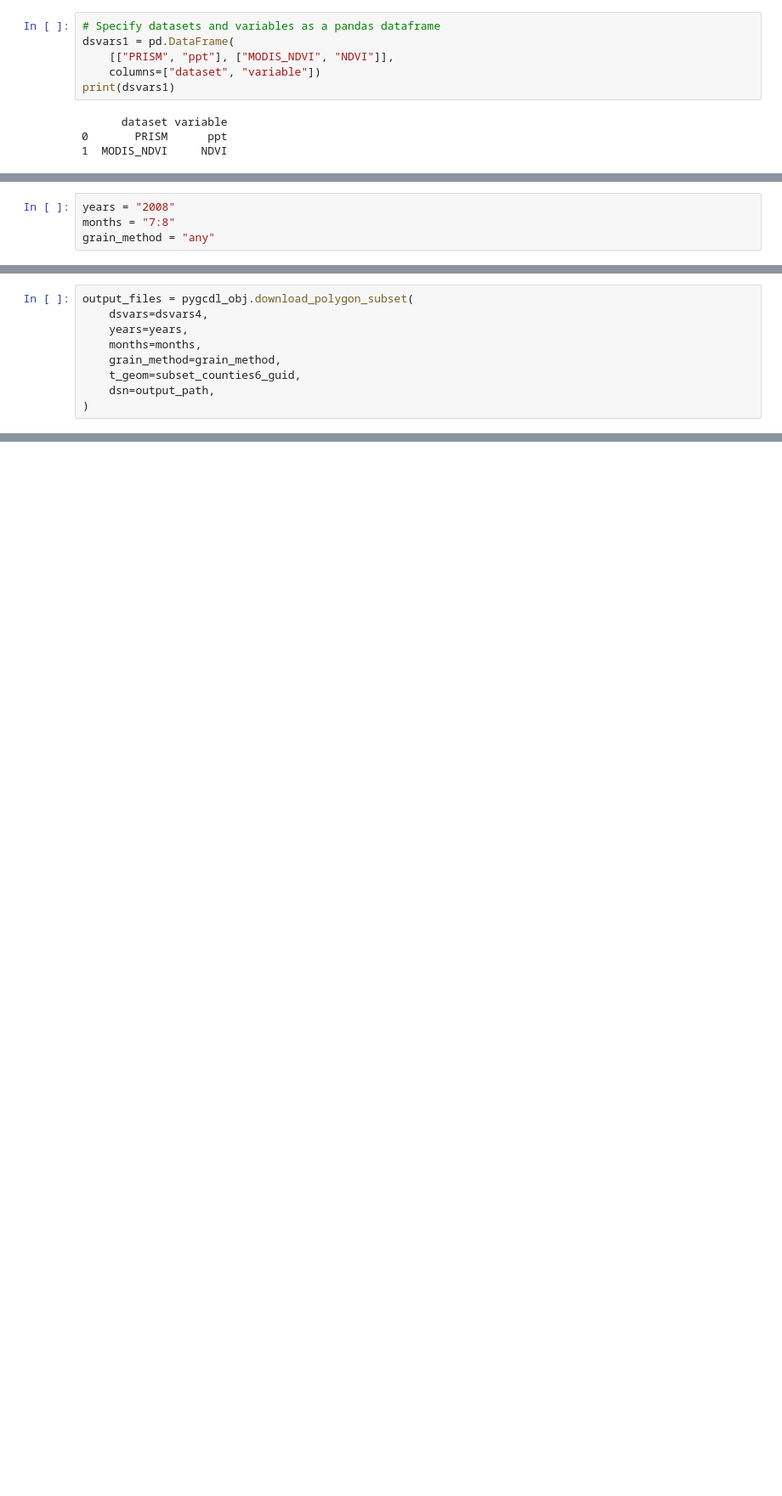
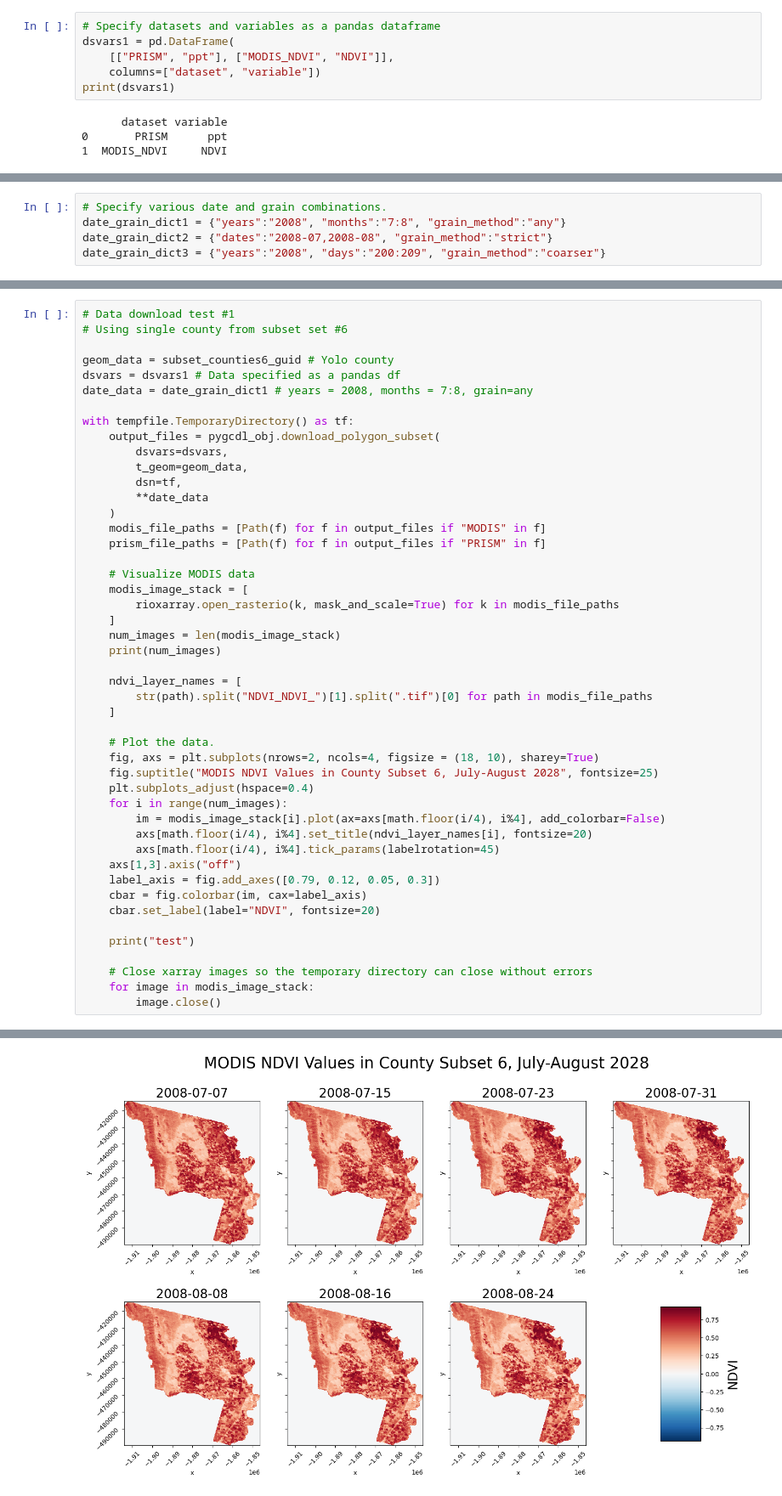
Before and after one commit to USDA-SCINet/pygcdl, a Jupyter notebook: informal_testing.ipynb, the cells around one changed output, grey strips where cells are left out. Shown at 85% size. Saved outputs shown, nothing was run; the diff lists cells and outputs as text; blank space fills up the shorter version.

Commit message:
got through first download and viz within a temporary directory

```diff
--- a/informal_testing.ipynb
+++ b/informal_testing.ipynb
@@ -164,5 +306,6 @@ Next, we specify our date data and grain method.
 # %%
-years = "2008"
-months = "7:8"
-grain_method = "any"
+# Specify various date and grain combinations.
+date_grain_dict1 = {"years":"2008", "months":"7:8", "grain_method":"any"}
+date_grain_dict2 = {"dates":"2008-07,2008-08", "grain_method":"strict"}
+date_grain_dict3 = {"years":"2008", "days":"200:209", "grain_method":"coarser"}
 # %% [markdown]
@@ -179,9 +328,0 @@ if not output_path.is_dir():
-# %%
-output_files = pygcdl_obj.download_polygon_subset(
-    dsvars=dsvars4,
-    years=years,
-    months=months,
-    grain_method=grain_method,
-    t_geom=subset_counties6_guid,
-    dsn=output_path,
-)
@@ -190,0 +342,48 @@ Files downloaded and unzipped:  ['metadata.json', 'PRISM_ppt_2008-07.tif', 'PRIS
+# %%
+# Data download test #1
+# Using single county from subset set #6
+
+geom_data = subset_counties6_guid # Yolo county
+dsvars = dsvars1 # Data specified as a pandas df
+date_data = date_grain_dict1 # years = 2008, months = 7:8, grain=any
+
+with tempfile.TemporaryDirectory() as tf:
+    output_files = pygcdl_obj.download_polygon_subset(
+        dsvars=dsvars,
+        t_geom=geom_data,
+        dsn=tf,
+        **date_data
+    )
+    modis_file_paths = [Path(f) for f in output_files if "MODIS" in f]
+    prism_file_paths = [Path(f) for f in output_files if "PRISM" in f]
+
+    # Visualize MODIS data
+    modis_image_stack = [
+        rioxarray.open_rasterio(k, mask_and_scale=True) for k in modis_file_paths
+    ]
+    num_images = len(modis_image_stack)
+    print(num_images)
+
+    ndvi_layer_names = [
+        str(path).split("NDVI_NDVI_")[1].split(".tif")[0] for path in modis_file_paths
+    ]
+
+    # Plot the data.
+    fig, axs = plt.subplots(nrows=2, ncols=4, figsize = (18, 10), sharey=True)
+    fig.suptitle("MODIS NDVI Values in County Subset 6, July-August 2028", fontsize=25)
+    plt.subplots_adjust(hspace=0.4)
+    for i in range(num_images):
+        im = modis_image_stack[i].plot(ax=axs[math.floor(i/4), i%4], add_colorbar=False)
+        axs[math.floor(i/4), i%4].set_title(ndvi_layer_names[i], fontsize=20)
+        axs[math.floor(i/4), i%4].tick_params(labelrotation=45)
+    axs[1,3].axis("off")
+    label_axis = fig.add_axes([0.79, 0.12, 0.05, 0.3])
+    cbar = fig.colorbar(im, cax=label_axis)
+    cbar.set_label(label="NDVI", fontsize=20)
+
+    print("test")
+
+    # Close xarray images so the temporary directory can close without errors
+    for image in modis_image_stack:
+        image.close()
+# %% [output]
@@ -190,0 +392 @@ Files downloaded and unzipped:  ['metadata.json', 'PRISM_ppt_2008-07.tif', 'PRIS
+[figure, added]
```
Also changed, not shown: parts of 55 cells of this notebook.
